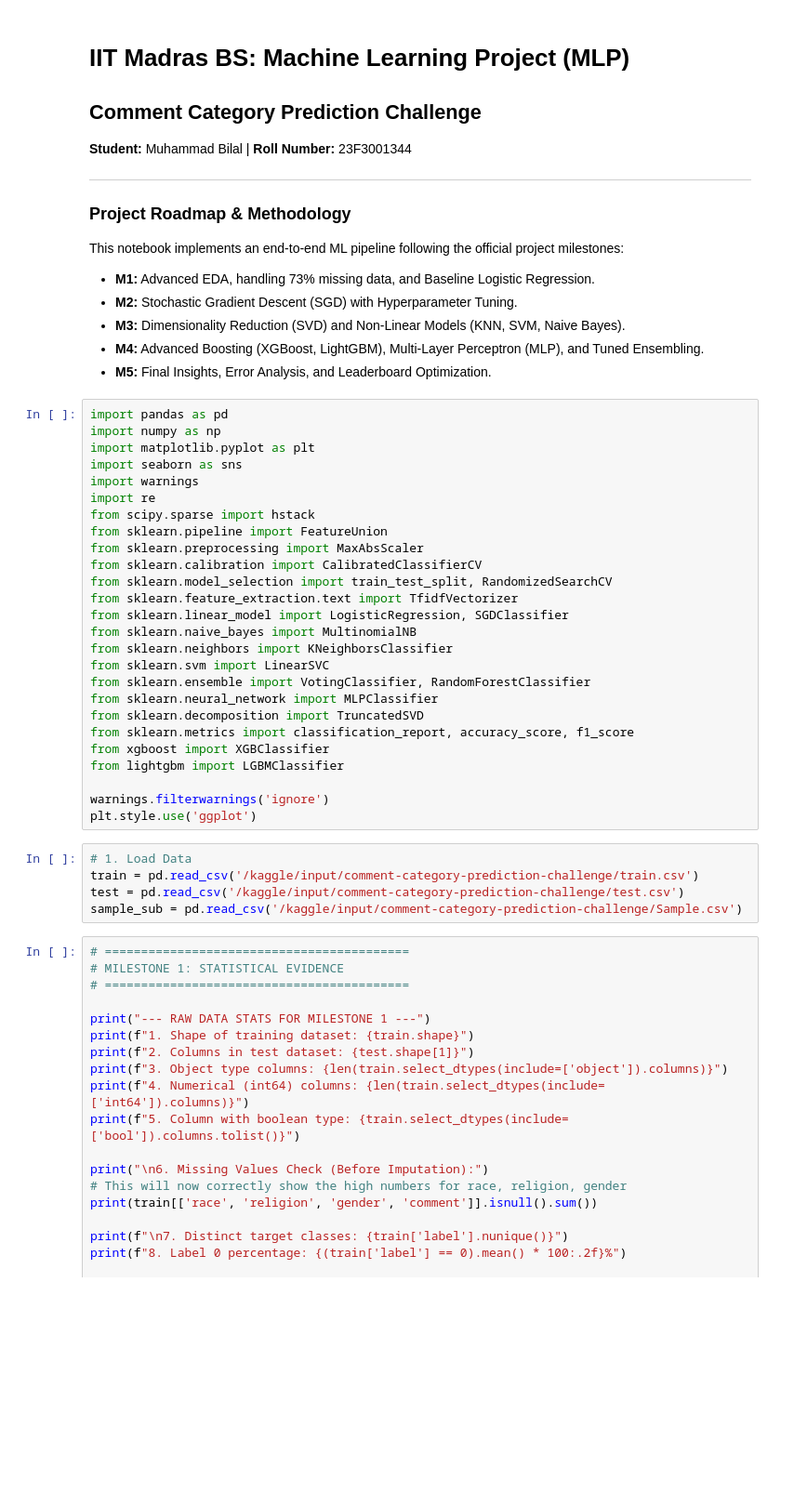
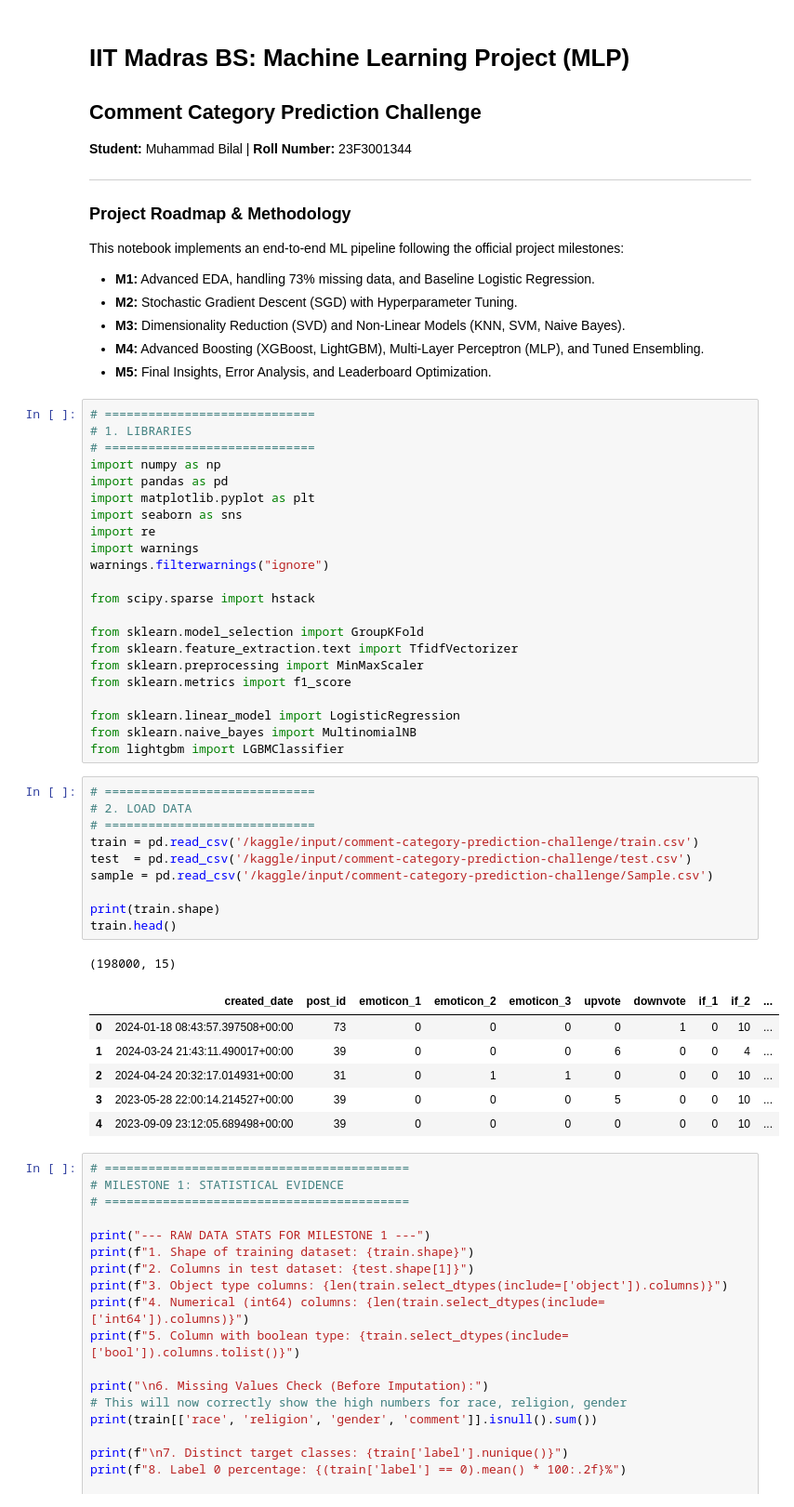
Before and after one commit to Alexios-Carlos/MLP-Project-t12026, a Jupyter notebook: 23f3001344-notebook-t12026.ipynb, the cells around one changed output. Shown at 93% size. Drawn from its saved outputs; the diff is of its cells as text; blank space fills up the shorter version.

Commit message:
Kaggle Notebook | 23f3001344-notebook-t12026 | Version 32

```diff
--- a/23f3001344-notebook-t12026.ipynb
+++ b/23f3001344-notebook-t12026.ipynb
@@ -34,36 +34,45 @@ This notebook implements an end-to-end ML pipeline following the official projec
 * **M4:** Advanced Boosting (XGBoost, LightGBM), Multi-Layer Perceptron (MLP), and Tuned Ensembling.
 * **M5:** Final Insights, Error Analysis, and Leaderboard Optimization.
 # %%
+# =============================
+# 1. LIBRARIES
+# =============================
+import numpy as np
 import pandas as pd
-import numpy as np
 import matplotlib.pyplot as plt
 import seaborn as sns
+import re
 import warnings
-import re
+warnings.filterwarnings("ignore")
+
 from scipy.sparse import hstack
-from sklearn.pipeline import FeatureUnion
-from sklearn.preprocessing import MaxAbsScaler
-from sklearn.calibration import CalibratedClassifierCV
-from sklearn.model_selection import train_test_split, RandomizedSearchCV
+
+from sklearn.model_selection import GroupKFold
 from sklearn.feature_extraction.text import TfidfVectorizer
-from sklearn.linear_model import LogisticRegression, SGDClassifier
+from sklearn.preprocessing import MinMaxScaler
+from sklearn.metrics import f1_score
+
+from sklearn.linear_model import LogisticRegression
 from sklearn.naive_bayes import MultinomialNB
-from sklearn.neighbors import KNeighborsClassifier
-from sklearn.svm import LinearSVC
-from sklearn.ensemble import VotingClassifier, RandomForestClassifier
-from sklearn.neural_network import MLPClassifier
-from sklearn.decomposition import TruncatedSVD
-from sklearn.metrics import classification_report, accuracy_score, f1_score
-from xgboost import XGBClassifier
 from lightgbm import LGBMClassifier
-
-warnings.filterwarnings('ignore')
-plt.style.use('ggplot')
 # %%
-# 1. Load Data
+# =============================
+# 2. LOAD DATA
+# =============================
 train = pd.read_csv('/kaggle/input/comment-category-prediction-challenge/train.csv')
-test = pd.read_csv('/kaggle/input/comment-category-prediction-challenge/test.csv')
-sample_sub = pd.read_csv('/kaggle/input/comment-category-prediction-challenge/Sample.csv')
+test  = pd.read_csv('/kaggle/input/comment-category-prediction-challenge/test.csv')
+sample = pd.read_csv('/kaggle/input/comment-category-prediction-challenge/Sample.csv')
+
+print(train.shape)
+train.head()
+# %% [output]
+(198000, 15)
+|  | created_date | post_id | emoticon_1 | emoticon_2 | emoticon_3 | upvote | downvote | if_1 | if_2 | ... |
+| 0 | 2024-01-18 08:43:57.397508+00:00 | 73 | 0 | 0 | 0 | 0 | 1 | 0 | 10 | ... |
+| 1 | 2024-03-24 21:43:11.490017+00:00 | 39 | 0 | 0 | 0 | 6 | 0 | 0 | 4 | ... |
+| 2 | 2024-04-24 20:32:17.014931+00:00 | 31 | 0 | 1 | 1 | 0 | 0 | 0 | 10 | ... |
+| 3 | 2023-05-28 22:00:14.214527+00:00 | 39 | 0 | 0 | 0 | 5 | 0 | 0 | 10 | ... |
+| 4 | 2023-09-09 23:12:05.689498+00:00 | 39 | 0 | 0 | 0 | 0 | 0 | 0 | 10 | ... |
 # %%
 # ==========================================
 # MILESTONE 1: STATISTICAL EVIDENCE
```
Also changed, not shown: parts of 18 cells of this notebook.
